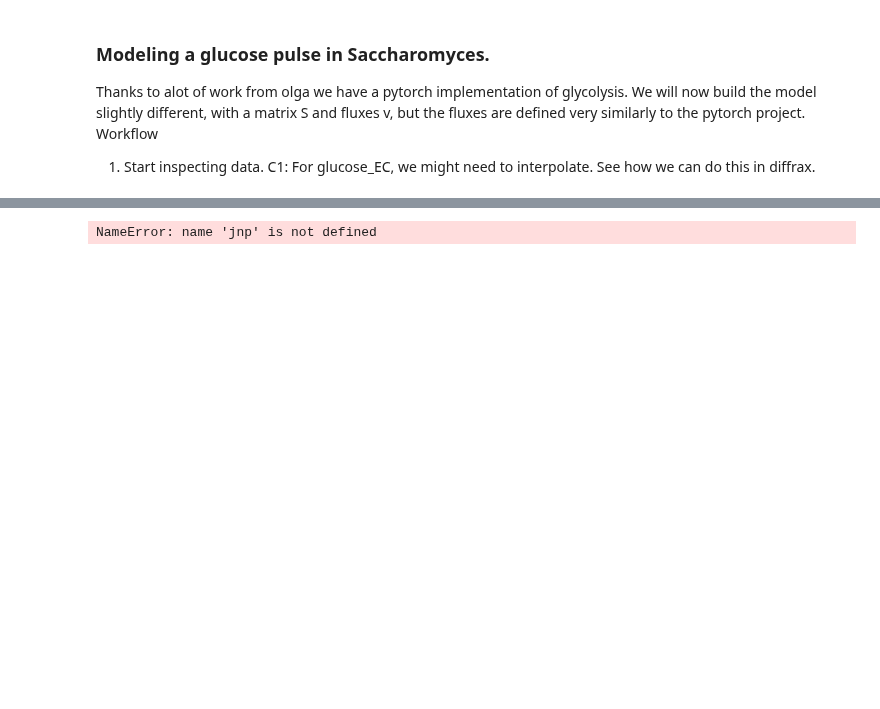
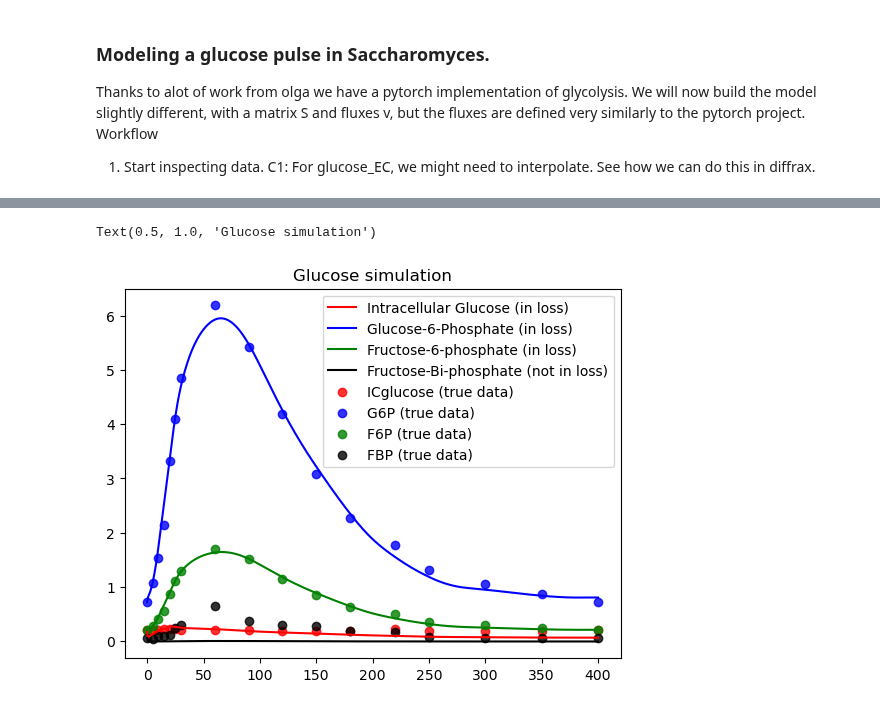
Before and after one commit to mahdi-shafiei/jaxkineticmodel, a Jupyter notebook: scripts/3007_modeling_glycolysis.ipynb, the cells around one changed output, grey strips where cells are left out. Saved outputs shown, nothing was run; the diff lists cells and outputs as text; code cells hidden in the pictures; blank space fills up the shorter version.

```diff
--- a/scripts/3007_modeling_glycolysis.ipynb
+++ b/scripts/3007_modeling_glycolysis.ipynb
@@ -115,0 +350,27 @@ glycolysis_data
+# %%
+params_init=params
+lr=1e-3
+optimizer = optax.adabelief(lr)
+clip_by_global=optax.clip_by_global_norm(np.log(4))
+optimizer = optax.chain(optimizer,clip_by_global)
+opt_state = optimizer.init(params_init)
+
+
+print("round 3")
+# alpha1=np.linspace(0.2,1.0,2500)
+for step in range(4000):
+    opt_state,params_init,loss,grads=update_log(opt_state,params_init,time_points,
+                                                jnp.array(glycolysis_data[['ICglucose','ICG6P','ICF6P','ICFBP']]))
+    if step% 50==0:
+
+#           # Scale step to range [0, 1]
+#         # print(f"global norm: {global_norm(grads)}")
+        print(f"Step {step}, Loss {loss}")
+
+
+
+
+
+# for step in range(1000):
+#     opt_state,params_init2,loss,grads=update_log(opt_state,params_init2,time_points[0:7],jnp.array(glycolysis_data['ICglucose'])[0:3])
+#     print(loss)
@@ -116 +395,17 @@ glycolysis_data
+# %%
+plt.plot(ts,glycolyse(ts,y0,params_init)[:,0],c="red",label="Intracellular Glucose (in loss)")
+plt.plot(ts,glycolyse(ts,y0,params_init)[:,1],c="blue",label="Glucose-6-Phosphate (in loss)")
+plt.plot(ts,glycolyse(ts,y0,params_init)[:,2],c="green",label="Fructose-6-phosphate (in loss)")
+plt.plot(ts,glycolyse(ts,y0,params_init)[:,3],c="black",label="Fructose-Bi-phosphate (not in loss)")
+
+plt.scatter(time_points,glycolysis_data['ICglucose'],label="ICglucose (true data)",c="red",alpha=0.8)
+plt.scatter(time_points,glycolysis_data['ICG6P'],label="G6P (true data)",c="blue",alpha=0.8)
+plt.scatter(time_points,glycolysis_data['ICF6P'],label="F6P (true data)",c="green",alpha=0.8)
+plt.scatter(time_points,glycolysis_data['ICFBP'],label="FBP (true data)",c="black",alpha=0.8)
+plt.legend()
+plt.title("Glucose simulation")
+# plt.yscale("log")
+# %% [output]
+Text(0.5, 1.0, 'Glucose simulation')
+[figure, added]
 # %%
@@ -155,23 +487 @@ sol = diffrax.diffeqsolve(term, solver, t0=ts[0], t1=ts[-1],
                             max_steps=10000)
-# %%
-y=jnp.array([0.196003])
-
-sol = diffrax.diffeqsolve(term, solver, t0=ts[0], t1=ts[-1],
-                          dt0=0.1,
-                          y0=y,
-                          saveat=saveat,
-                            stepsize_controller=stepsize_controller,
-                            args=(params,jnp.array(S),
-                                  EC_glucose_interpolation_cubic),
-                            max_steps=10000)
-
-plt.plot(sol.ts,sol.ys,label="IC_glucose")
-plt.scatter(time_points,glycolysis_data['ICglucose'],label="IC glucose (true data)")
-plt.scatter(time_points,glycolysis_data['ECglucose'],label="ECglucose (true data)")
-plt.plot(new_ts,EC_glucose_interpolation_cubic.evaluate(t0=new_ts),label="cubic interpolation")
-plt.legend()
-
-
-print(len(params))
-# %% [output]
-NameError: name 'jnp' is not defined
```
Also changed, not shown: parts of 15 cells of this notebook, 17 other files.
